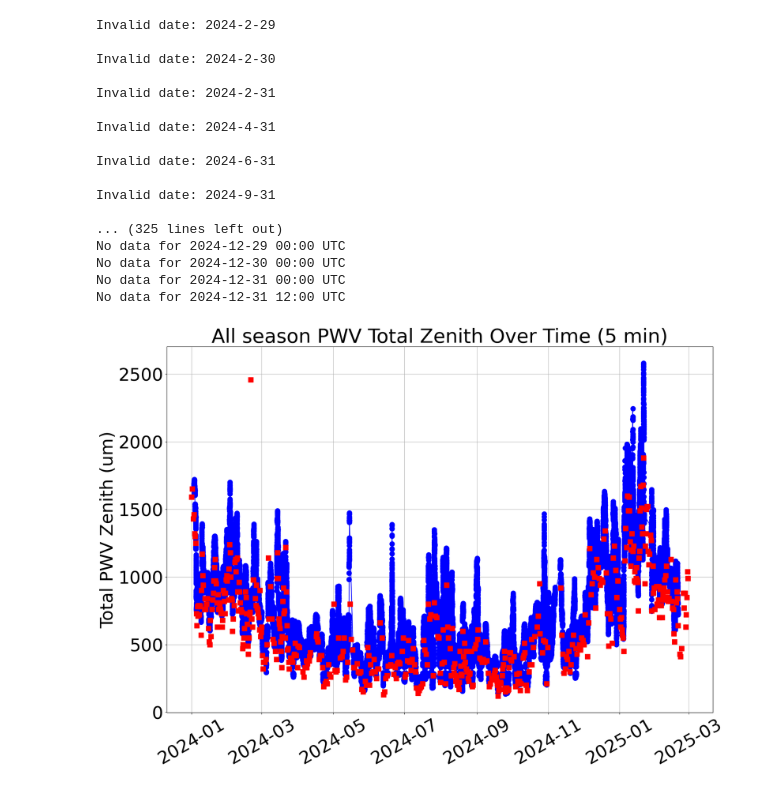
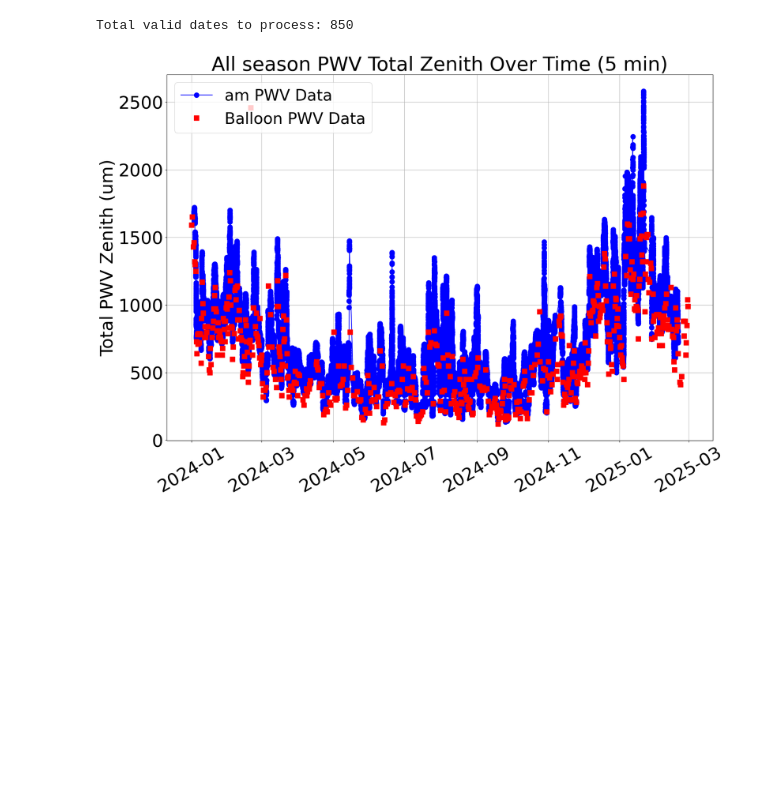
Before and after one commit to ReChen33/252Sum, a Jupyter notebook: Code/Sofia/showCSV.ipynb, the cells around one changed output. Saved outputs shown, nothing was run; the diff lists cells and outputs as text; code cells hidden in the pictures; blank space fills up the shorter version.

Commit message:
new plots

```diff
--- a/Code/Sofia/showCSV.ipynb
+++ b/Code/Sofia/showCSV.ipynb
@@ -67,69 +67,54 @@ for date in data_balloon_list:
         PWV_Balloon.append((date, pwv_value))
         # print(f'Balloon Data - Date: {date}, PWV: {pwv_value} um\n')
     else:
-        print(f'No PWV data for {date.strftime("%Y-%m-%d %H:%M UTC")}\n')
+        print()
+        #print(f'No PWV data for {date.strftime("%Y-%m-%d %H:%M UTC")}\n')
 
 # plot the data
 plt.figure(figsize=(40/2, 27/2))
-plt.plot(TIME, PWV_TOTAL_zenith, marker='o', linestyle='-', color='b', markersize=10)
+plt.plot(TIME, PWV_TOTAL_zenith, marker='o', linestyle='-', color='b', markersize=10, label='am PWV Data')
 plt.plot(*zip(*PWV_Balloon), marker='s', linestyle='None', color='r', markersize=10, label='Balloon PWV Data')
 plt.title(f'All season PWV Total Zenith Over Time (5 min)', fontsize=40)
 plt.ylabel('Total PWV Zenith (um)', fontsize=36)
 plt.xticks(rotation=30, fontsize=36)
 plt.yticks(fontsize=36)
 plt.grid()
-#plt.legend([f'Data range: {TIME[0]} → {TIME[-1]}'], loc='upper left', fontsize=32)
+plt.legend(loc='upper left', fontsize=32)
 plt.savefig(f'saveCSV/plots/{season}_pwv_total_zenith_over_time1218.png', dpi=450)
 plt.savefig(f'saveCSV/plots/{season}_pwv_total_zenith_over_time1218.svg')
 plt.show()
 plt.close()
 
 # plt.figure(figsize=(40, 20))
 # plt.plot(TIME, PWV_TOTAL_line_of_sight, marker='o', linestyle='-', color='r', markersize=10)
 # plt.title(f'{season} PWV Total Line-of-Sight Over Time', fontsize=48)
 # plt.xlabel('Time', fontsize=40)
 # plt.ylabel('Total PWV Line-of-Sight (um)', fontsize=40)
 # plt.xticks(rotation=45, fontsize=36)
 # plt.yticks(fontsize=36)
 # plt.grid()
 # plt.legend([f'Data range: {TIME[0]} → {TIME[-1]}'], loc='upper left', fontsize=32)
 # plt.savefig(f'saveCSV/plots/{season}_pwv_total_line_of_sight_over_time.png', dpi=300)
 # #plt.savefig(f'saveCSV/plots/{season}_pwv_total_line_of_sight_over_time.svg')
 # plt.show()
 # plt.close()
 
 # plt.figure(figsize=(40/2, 22/2))
 # plt.hist(PWV_TOTAL_zenith, bins=50, color='blue', alpha=0.7)
 # plt.title(f'All season Histogram of PWV Total Zenith', fontsize=40)
 # plt.xlabel('Total PWV Zenith (um)', fontsize=36)
 # plt.ylabel('Number of Occurrences', fontsize=36)
 # plt.xticks(fontsize=36)
 # plt.yticks(fontsize=36)
 # #plt.legend([f'Data range: {TIME[0]} → {TIME[-1]}'], loc='upper right', fontsize=32)
 # plt.grid()
 # plt.savefig(f'saveCSV/plots/{season}_histogram_pwv_total_zenith.png', dpi=500)
 # plt.savefig(f'saveCSV/plots/{season}_histogram_pwv_total_zenith1007.svg')
 # plt.show()
 # plt.close()
 # %% [output]
-Invalid date: 2024-2-29
-
-Invalid date: 2024-2-30
-
-Invalid date: 2024-2-31
-
-Invalid date: 2024-4-31
-
-Invalid date: 2024-6-31
-
-Invalid date: 2024-9-31
-
-... (325 lines left out)
-No data for 2024-12-29 00:00 UTC
-No data for 2024-12-30 00:00 UTC
-No data for 2024-12-31 00:00 UTC
-No data for 2024-12-31 12:00 UTC
+Total valid dates to process: 850
-[figure, old version]
+[figure, new version]
 # %%
 """ Find all the read out err
 1. raed time_unzip_take.csv
```
Also changed, not shown: 5 other files.
